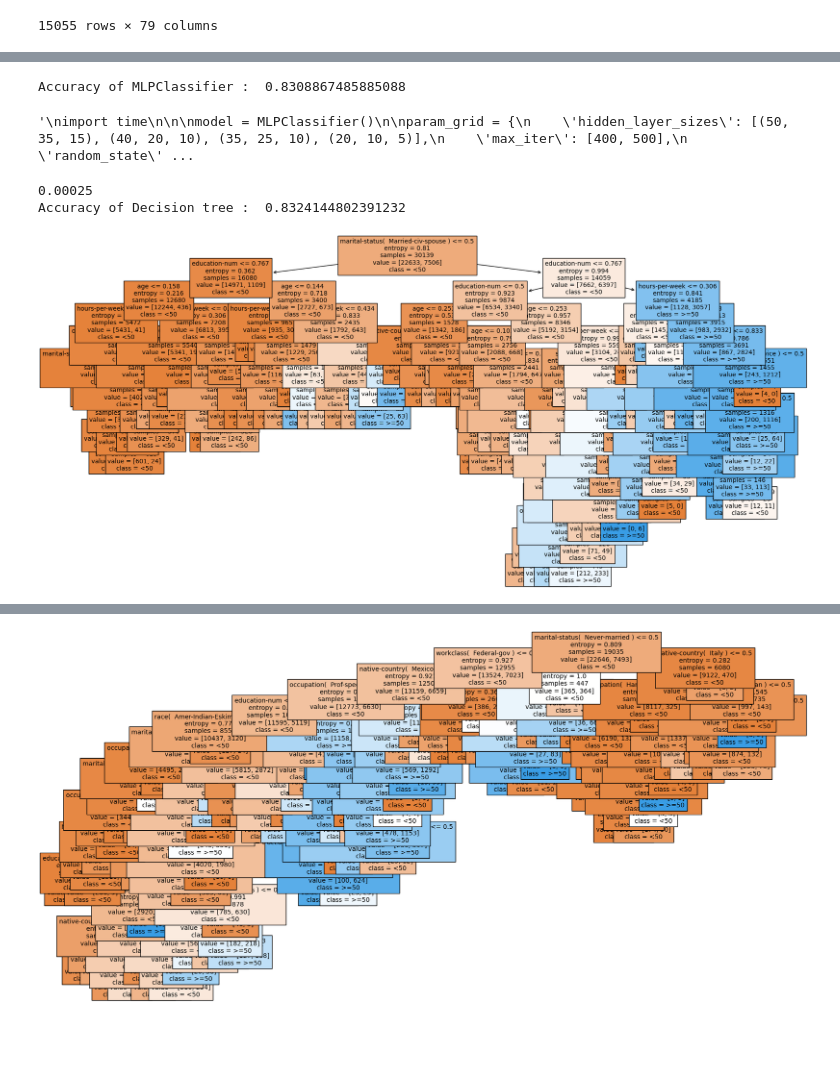
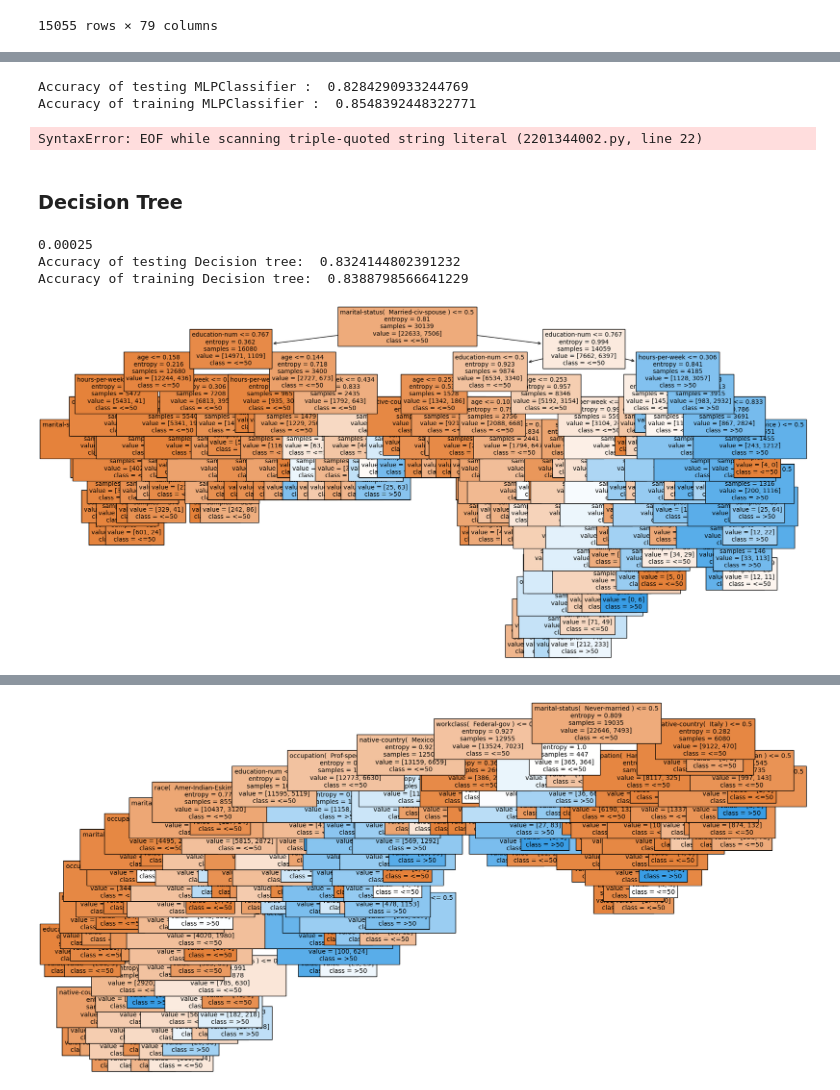
Before and after one commit to RobyBobby24/DataAnalyticsProject, a Jupyter notebook: test(1.0).ipynb, the cells around one changed output, grey strips where cells are left out. Saved outputs shown, nothing was run; the diff lists cells and outputs as text; code cells hidden in the pictures; blank space fills up the shorter version.

```diff
--- a/test(1.0).ipynb
+++ b/test(1.0).ipynb
@@ -741,28 +689,30 @@ def accuracy(confusion_matrix):
-# %%
-X_val = testing_data.iloc[:,0:-1].values
-y_val = testing_data.iloc[:,-1].values
-
-y_pred = model.predict(X_val)
-
-from sklearn.metrics import confusion_matrix
-#Comparing the predictions against the actual observations in y_val
-cm = confusion_matrix(y_pred, y_val)
-
-#Printing the accuracy
-print("Accuracy of MLPClassifier : ", accuracy(cm))
-# %% [output]
-Accuracy of MLPClassifier :  0.8308867485885088
+# %%
+# TESTING
+x_val = testing_data.iloc[:,0:-1].values
+y_val = testing_data.iloc[:,-1].values
+
+y_pred = model.predict(x_val)
+y_pred_train = model.predict(x_train)
+
+cm = confusion_matrix(y_pred, y_val)
+cm_train = confusion_matrix(y_pred_train, y_train)
+
+acc_mlp_test = accuracy(cm)
+acc_mlp_train = accuracy(cm_train)
+
+print("Accuracy of testing MLPClassifier : ", acc_mlp_test)
+print("Accuracy of training MLPClassifier : ", acc_mlp_train)
+# %% [output]
+Accuracy of testing MLPClassifier :  0.8284290933244769
+Accuracy of training MLPClassifier :  0.8548392448322771
 # %%
-"""
-import time
-
-
+'''
 model = MLPClassifier()
 
 param_grid = {
-    'hidden_layer_sizes': [(50, 35, 15), (40, 20, 10), (35, 25, 10), (20, 10, 5)],
+    'hidden_layer_sizes': [(50, 35, 15), (40, 20, 10), (35, 25, 10), (25,15,10), (20, 10, 5)],
     'max_iter': [400, 500],
-    'random_state': [1]
+    'random_state': [1, 64, 150]
 }
 
 scoring = 'accuracy'
@@ -771,7 +721,7 @@ grid_search = GridSearchCV(estimator=model, param_grid=param_grid, scoring=scori
 
 start_time = time.time()
 
-grid_search.fit(X_train, Y_train)
+grid_search.fit(x_train, y_train)
 
 
 print("Minutes:", (time.time() - start_time) // 60 )
@@ -779,28 +729,46 @@ print("Best combination of parameters:", grid_search.best_params_)
 print("Best score:", grid_search.best_score_)
 """
 # %% [output]
-'\nimport time\n\n\nmodel = MLPClassifier()\n\nparam_grid = {\n    \'hidden_layer_sizes\': [(50, 35, 15), (40, 20, 10), (35, 25, 10), (20, 10, 5)],\n    \'max_iter\': [400, 500],\n    \'random_state\' ...
+SyntaxError: EOF while scanning triple-quoted string literal (2201344002.py, line 22)
+# %% [markdown]
+### Decision Tree
 # %%
 grid_of_values ={'ccp_alpha':[1, 0, 0.1, 0.05,0.005, 0.0005, 0.00005, 0.025, 0.00025, 0.0001]}
+
 grid_model = GridSearchCV(estimator=DecisionTreeClassifier(), param_grid=grid_of_values, cv=5)
-grid_model.fit(X_train,Y_train)
+
+grid_model.fit(x_train,y_train)
+
 best_alpha = grid_model.best_params_['ccp_alpha']
+
 print(best_alpha)
 
+
 tree_model = DecisionTreeClassifier(criterion = 'entropy', ccp_alpha=best_alpha , random_state=0)
-tree_model.fit(X_train, Y_train)
-y_predicted_testing = tree_model.predict(X_val)
-#cm = confusion_matrix(y_pred, y_val)
+
+tree_model.fit(x_train, y_train)
+
+y_predicted_testing = tree_model.predict(x_val)
+y_predicted_training = tree_model.predict(x_train)
+
 
 cm = confusion_matrix(y_predicted_testing, y_val)
-print("Accuracy of Decision tree : ", accuracy(cm))
+cm_train = confusion_matrix(y_predicted_training, y_train)
+
+acc_tree_test = accuracy(cm)
+acc_tree_train = accuracy(cm_train)
+print("Accuracy of testing Decision tree: ", acc_tree_test)
+print("Accuracy of training Decision tree: ", acc_tree_train)
 # %% [output]
 0.00025
-Accuracy of Decision tree :  0.8324144802391232
+Accuracy of testing Decision tree:  0.8324144802391232
+Accuracy of training Decision tree:  0.8388798566641229
 # %%
 fig, ax = plt.subplots(figsize=(20, 10))
+
 plot_tree(tree_model, ax=ax, fontsize=10, \
-          feature_names=dataset.columns.tolist(), class_names=['<50','>=50'], filled=True)
+          feature_names=dataset.columns.tolist(), class_names=['<=50','>50'], filled=True)
+
 plt.show()
 # %% [output]
-[figure, old version]
+[figure, new version]
```
Also changed, not shown: parts of 29 cells of this notebook.
